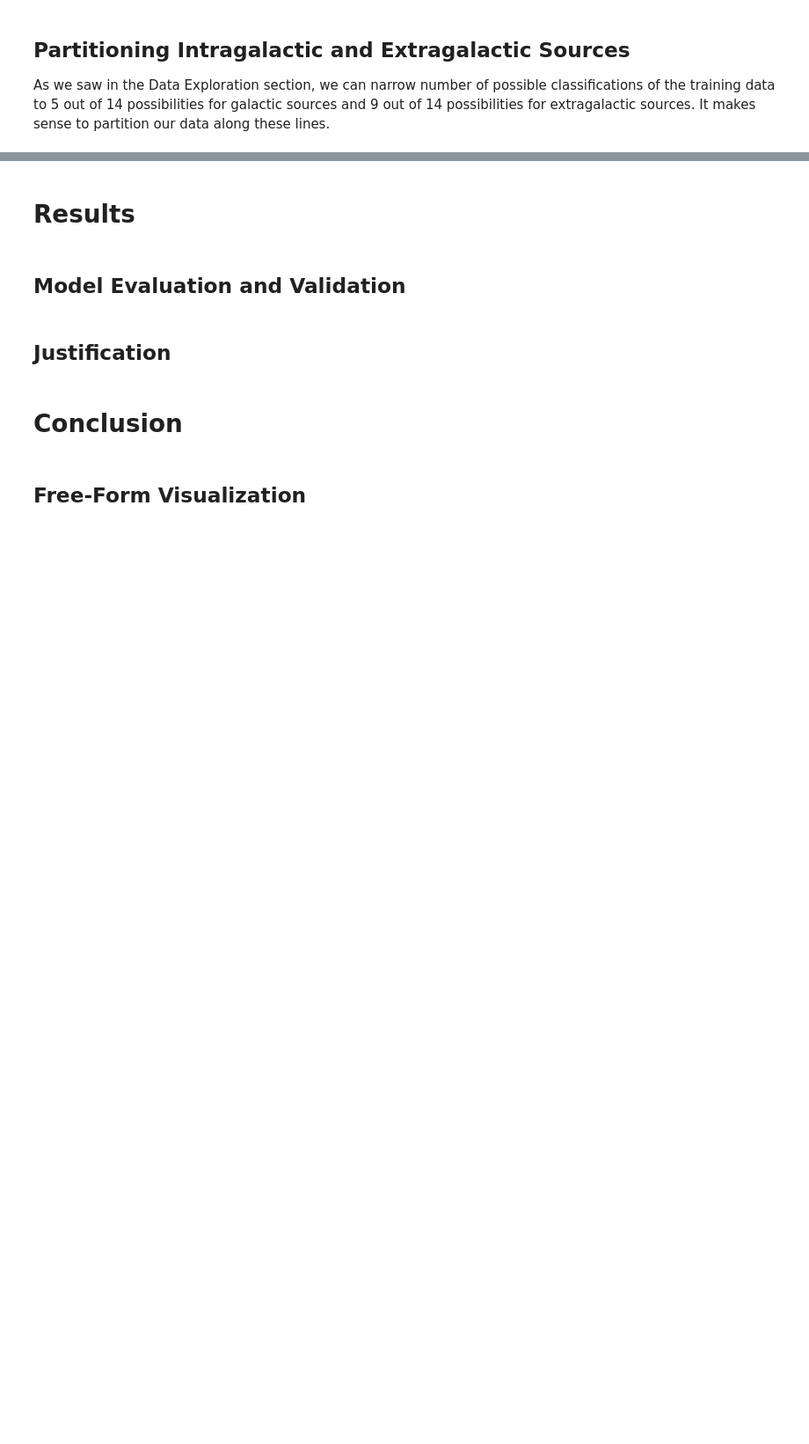
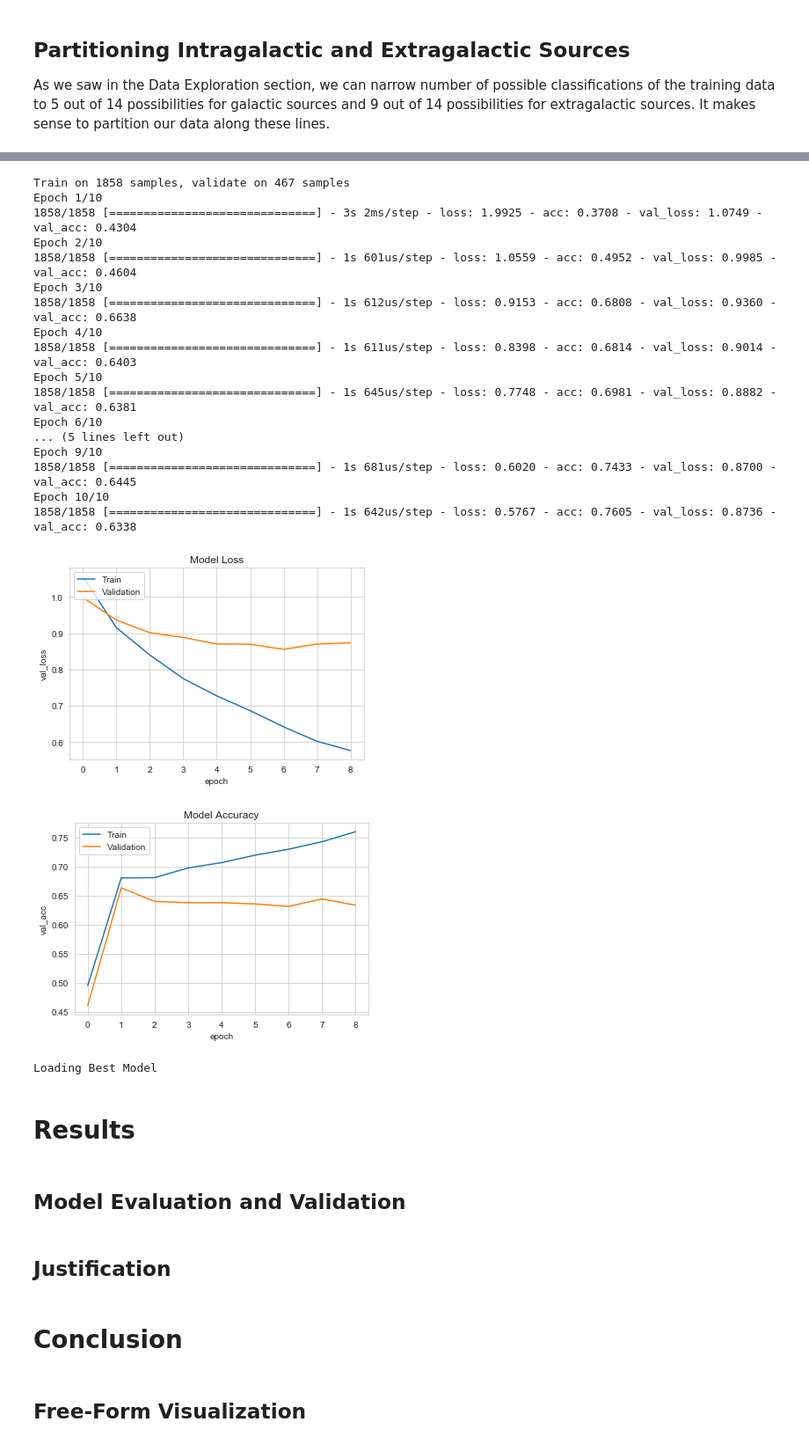
Before and after one commit to danielbank/PLAsTiCC, a Jupyter notebook: report/report.ipynb, the cells around one changed output, grey strips where cells are left out. Shown at 88% size. Saved outputs shown, nothing was run; the diff lists cells and outputs as text; code cells hidden in the pictures; blank space fills up the shorter version.

```diff
--- a/report/report.ipynb
+++ b/report/report.ipynb
@@ -425,40 +621,62 @@ for i in range(len(classes_intragal)):
     wtable[i] = y_intragal_count[i] / target_intragal_map.shape[0]
 
 y_intragal_map = target_intragal_map
 y_intragal_categorical = Y_intragal
 folds = StratifiedKFold(n_splits=5, shuffle=True, random_state=42)
 start = time.time()
 clfs_intragal = []
 oof_intragal_preds = np.zeros((len(X_intragal_train), len(classes_intragal)))
 
 model_intragal_file = "model_intragal.weights"
 
 for fold_, (trn_, val_) in enumerate(folds.split(y_intragal_map, y_intragal_map)):
-    checkPoint = ModelCheckpoint(model_intragal_file, monitor='val_loss',mode = 'min', save_best_only=True, verbose=0)
+    checkPoint = ModelCheckpoint(model_intragal_file, monitor='val_loss', mode = 'min', save_best_only=True, verbose=0)
 
     x_intragal_train, y_intragal_train = X_intragal_train[trn_], Y_intragal[trn_]
     x_intragal_valid, y_intragal_valid = X_intragal_train[val_], Y_intragal[val_]
 
     model_intragal = build_model(X_intragal_train, classes_intragal)
     optimizer = Adam(lr=0.001, beta_1=0.9, beta_2=0.999)
     stopping = EarlyStopping(monitor='val_loss', patience=60, verbose=0, mode='auto')
 
     model_intragal.compile(loss=mywloss, optimizer=optimizer, metrics=['accuracy'])
-    history_intragal = model_intragal.fit(x_intragal_train, y_intragal_train,
-                    validation_data=[x_intragal_valid, y_intragal_valid],
-                    epochs=epochs,
-                        batch_size=batch_size,
-                    shuffle=False,verbose=1,callbacks=[checkPoint, stopping])
+    history_intragal = model_intragal.fit(
+        x_intragal_train, y_intragal_train,
+        validation_data=[x_intragal_valid, y_intragal_valid],
+        epochs=epochs,
+        batch_size=batch_size,
+        shuffle=False,verbose=1, callbacks=[checkPoint, stopping])
     plot_loss_acc(history_intragal)
 
     print('Loading Best Model')
     model_intragal.load_weights(model_intragal_file)
     # Get predicted probabilities for each class
-    oof_intragal_preds[val_, :] = model_intragal.predict(x_intragal_valid,batch_size=batch_size)
+    oof_intragal_preds[val_, :] = model_intragal.predict(x_intragal_valid, batch_size=batch_size)
     clfs_intragal.append(model_intragal)
 
 elapsed_time = time.time() - start
 print("elapsed_time:", elapsed_time)
+# %% [output]
+Train on 1858 samples, validate on 467 samples
+Epoch 1/10
+1858/1858 [==============================] - 3s 2ms/step - loss: 1.9925 - acc: 0.3708 - val_loss: 1.0749 - val_acc: 0.4304
+Epoch 2/10
+1858/1858 [==============================] - 1s 601us/step - loss: 1.0559 - acc: 0.4952 - val_loss: 0.9985 - val_acc: 0.4604
+Epoch 3/10
+1858/1858 [==============================] - 1s 612us/step - loss: 0.9153 - acc: 0.6808 - val_loss: 0.9360 - val_acc: 0.6638
+Epoch 4/10
+1858/1858 [==============================] - 1s 611us/step - loss: 0.8398 - acc: 0.6814 - val_loss: 0.9014 - val_acc: 0.6403
+Epoch 5/10
+1858/1858 [==============================] - 1s 645us/step - loss: 0.7748 - acc: 0.6981 - val_loss: 0.8882 - val_acc: 0.6381
+Epoch 6/10
+... (5 lines left out)
+Epoch 9/10
+1858/1858 [==============================] - 1s 681us/step - loss: 0.6020 - acc: 0.7433 - val_loss: 0.8700 - val_acc: 0.6445
+Epoch 10/10
+1858/1858 [==============================] - 1s 642us/step - loss: 0.5767 - acc: 0.7605 - val_loss: 0.8736 - val_acc: 0.6338
+[figure, added]
+[figure, added]
+Loading Best Model
 # %% [markdown]
 # Results
 # %% [markdown]
```
Also changed, not shown: parts of 14 cells of this notebook.
